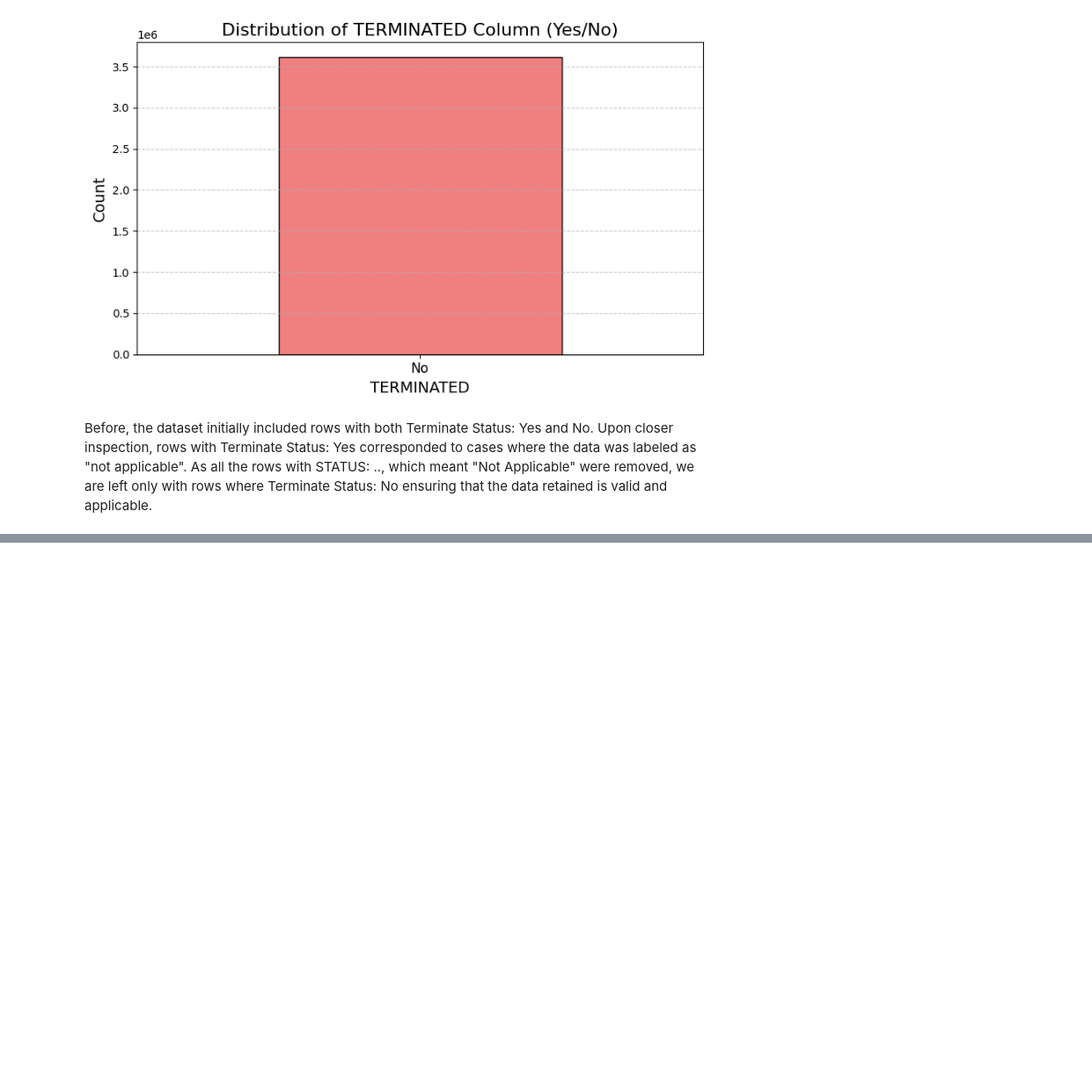
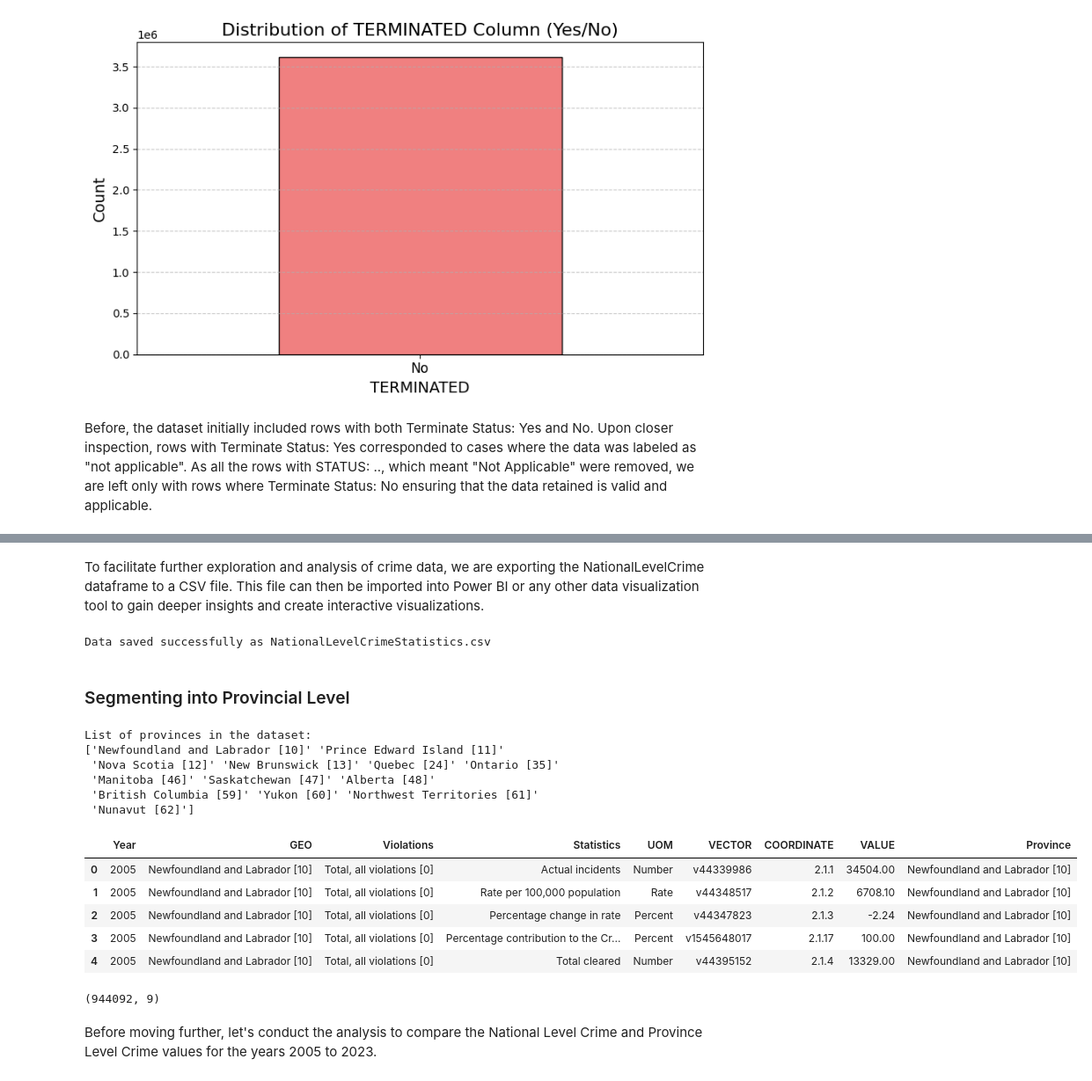
Before and after one commit to swekriti12/Crime-Statistics, a Jupyter notebook: Crime Statistics.ipynb, the cells around one changed output, grey strips where cells are left out. Shown at 88% size. Cells and saved outputs as stored; diff of their text form; code cells hidden in the pictures; blank space fills up the shorter version.

```diff
--- a/Crime Statistics.ipynb
+++ b/Crime Statistics.ipynb
@@ -1147,0 +1003,69 @@ plotlyBarPlot(data_grouped, 'Province', 'VALUE', 'Province', 'Number of Violatio
+# %% [markdown]
+To facilitate further exploration and analysis of crime data, we are exporting the NationalLevelCrime dataframe to a CSV file. This file can then be imported into Power BI or any other data visualization tool to gain deeper insights and create interactive visualizations.
+# %%
+#Saving the NationalLevelCrime dataframe to a CSV file
+NationalLevelCrime.to_csv("./NationalLevelCrimeStatistics.csv", index=False)
+
+print("Data saved successfully as NationalLevelCrimeStatistics.csv")
+# %% [output]
+Data saved successfully as NationalLevelCrimeStatistics.csv
+# %% [markdown]
+### Segmenting into Provincial Level
+# %%
+#Listing known provinces in Canada
+CanadaProvince = [
+    'Alberta', 'British Columbia', 'Manitoba', 'New Brunswick', 'Newfoundland and Labrador',
+    'Northwest Territories', 'Nova Scotia', 'Nunavut', 'Ontario', 'Prince Edward Island',
+    'Quebec', 'Saskatchewan', 'Yukon'
+]
+
+#Function to extract provinces from the GEO column that starts with a known province name
+def match_province(geo_value):
+    for province in CanadaProvince:
+        if geo_value.startswith(province):  #Checking if the GEO starts with the known province
+
+            #Extracting the province
+            match = re.match(r'([A-Za-z\s&]+)\s\[(\d+)\]', geo_value)
+            if match:
+                return f"{match.group(1)} [{match.group(2)}]"
+    return None  #If no match is found, return None
+
+# xtracting and cleaning provinces from the GEO column
+Crime_Statistics['Province'] = Crime_Statistics['GEO'].apply(match_province)
+
+#Filtering out None values (no match found)
+ExtractedProvinces = Crime_Statistics['Province'].dropna().unique()
+
+#Displaying the list of provinces found in the dataset
+print("List of provinces in the dataset:")
+print(ExtractedProvinces)
+# %% [output]
+List of provinces in the dataset:
+['Newfoundland and Labrador [10]' 'Prince Edward Island [11]'
+ 'Nova Scotia [12]' 'New Brunswick [13]' 'Quebec [24]' 'Ontario [35]'
+ 'Manitoba [46]' 'Saskatchewan [47]' 'Alberta [48]'
+ 'British Columbia [59]' 'Yukon [60]' 'Northwest Territories [61]'
+ 'Nunavut [62]']
+# %%
+#Filtering the Crime_Statistics dataframe for each province and creating a new dataframe
+ProvinceLevelCrime = Crime_Statistics[Crime_Statistics['GEO'].isin(ExtractedProvinces)].copy()
+
+#Resetting index for better handling
+ProvinceLevelCrime.reset_index(drop=True, inplace=True)
+# %%
+#Loading the first five rows of ProvinceLevelCrime dataset
+ProvinceLevelCrime.head(5)
+# %% [output]
+|  | Year | GEO | Violations | Statistics | UOM | VECTOR | COORDINATE | VALUE | Province |
+| 0 | 2005 | Newfoundland and Labrador [10] | Total, all violations [0] | Actual incidents | Number | v44339986 | 2.1.1 | 34504.00 | Newfoundland and Labrador [10] |
+| 1 | 2005 | Newfoundland and Labrador [10] | Total, all violations [0] | Rate per 100,000 population | Rate | v44348517 | 2.1.2 | 6708.10 | Newfoundland and Labrador [10] |
+| 2 | 2005 | Newfoundland and Labrador [10] | Total, all violations [0] | Percentage change in rate | Percent | v44347823 | 2.1.3 | -2.24 | Newfoundland and Labrador [10] |
+| 3 | 2005 | Newfoundland and Labrador [10] | Total, all violations [0] | Percentage contribution to the Cr... | Percent | v1545648017 | 2.1.17 | 100.00 | Newfoundland and Labrador [10] |
+| 4 | 2005 | Newfoundland and Labrador [10] | Total, all violations [0] | Total cleared | Number | v44395152 | 2.1.4 | 13329.00 | Newfoundland and Labrador [10] |
+# %%
+#Checking the shape of ProvinceLevelCrime dataset
+ProvinceLevelCrime.shape
+# %% [output]
+(944092, 9)
+# %% [markdown]
+Before moving further, let's conduct the analysis to compare the National Level Crime and Province Level Crime values for the years 2005 to 2023.
```
Also changed, not shown: parts of 62 cells of this notebook, 1 other file.
